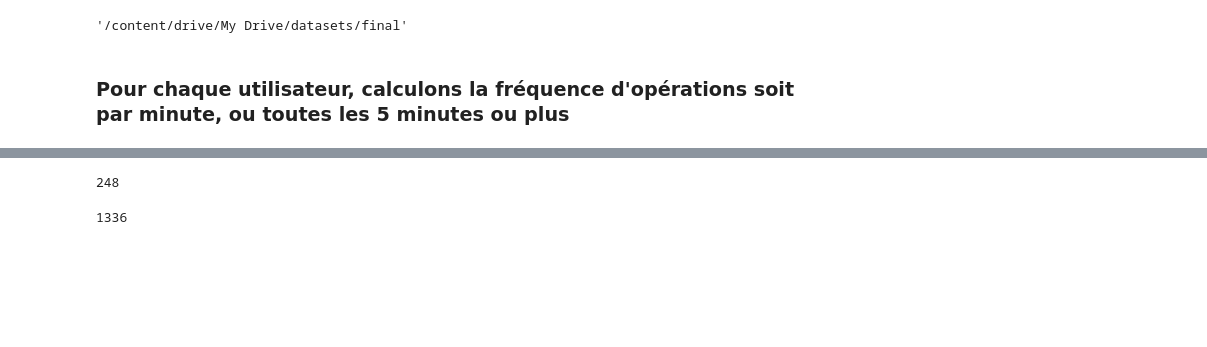
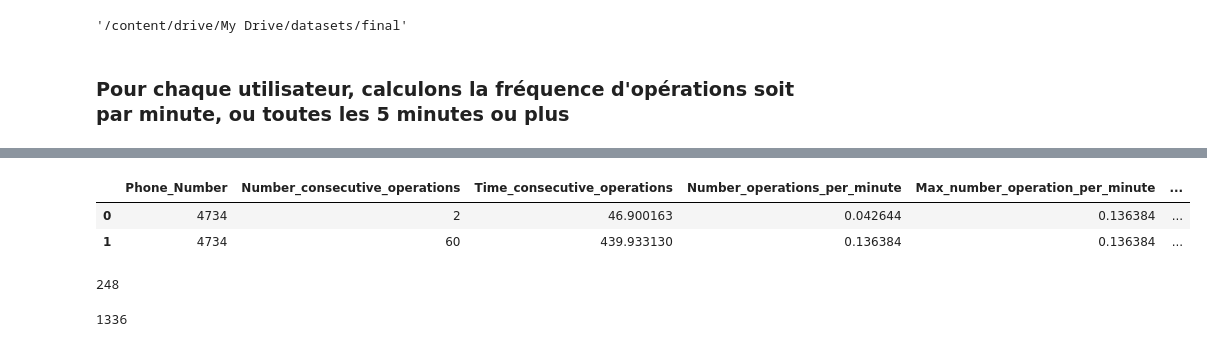
Before and after one commit to pfolaa/fraud_detection, a Jupyter notebook: fraud_detection_01.ipynb, the cells around one changed output, grey strips where cells are left out. Saved outputs shown, nothing was run; the diff lists cells and outputs as text; code cells hidden in the pictures; blank space fills up the shorter version.

```diff
--- a/fraud_detection_01.ipynb
+++ b/fraud_detection_01.ipynb
@@ -3490,5 +3051,9 @@ len(list_all_df_with_time_series)
 # %%
-list_all_df_with_time_series[21]
+list_all_df_with_time_series[2]
+# %% [output]
+|  | Phone_Number | Number_consecutive_operations | Time_consecutive_operations | Number_operations_per_minute | Max_number_operation_per_minute | ... |
+| 0 | 4734 | 2 | 46.900163 | 0.042644 | 0.136384 | ... |
+| 1 | 4734 | 60 | 439.933130 | 0.136384 | 0.136384 | ... |
 # %%
 users_with_more_Number_consecutive_operations = []
 users_with_less_Number_consecutive_operations = []
```
Also changed, not shown: parts of 37 cells of this notebook.
